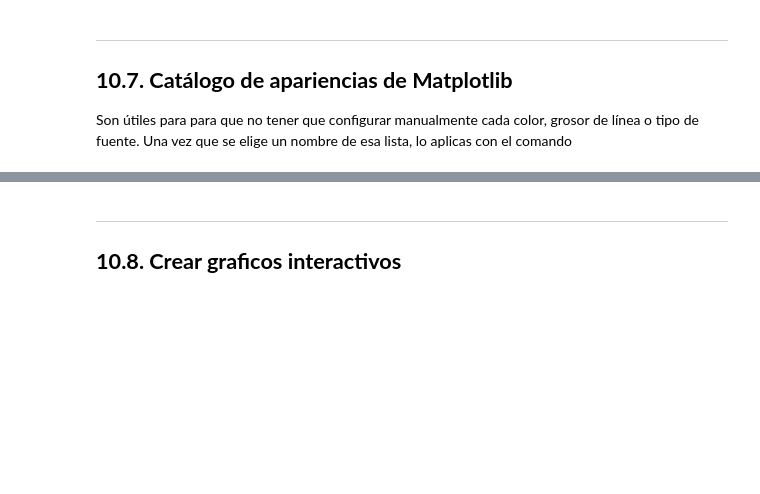
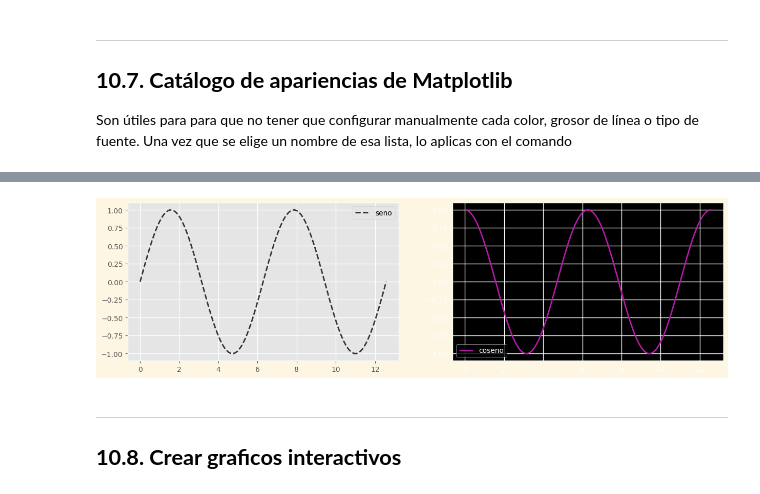
Before and after one commit to estebangonzalezITM/ProgramacionAvanzada, a Jupyter notebook: Notebooks/10_Matplotlib.ipynb, the cells around one changed output, grey strips where cells are left out. Cells and saved outputs as stored; diff of their text form; code cells hidden in the pictures; blank space fills up the shorter version.

```diff
--- a/Notebooks/10_Matplotlib.ipynb
+++ b/Notebooks/10_Matplotlib.ipynb
@@ -688,18 +725,22 @@ plt.style.available
 # %%
+plt.style.use("default")
+
 plt.style.use("Solarize_Light2")
 plt.figure(figsize=(15,4))
 
 plt.style.use("ggplot")
 plt.subplot(1,2,1)
 plt.plot(A, sen, color='0.2', linestyle = '--', label='seno')
 plt.legend()
 
 plt.style.use("dark_background")
 plt.subplot(122)
 
 plt.plot(A, cos, color=(180/255, 27/255, 168/255), label='coseno', linestyle = '-')
 plt.legend()
 plt.show()
+# %% [output]
+[figure, added]
 # %%
 plt.style.use("default")
 # %% [markdown]
```
Also changed, not shown: parts of 13 cells of this notebook, 1 other file.
